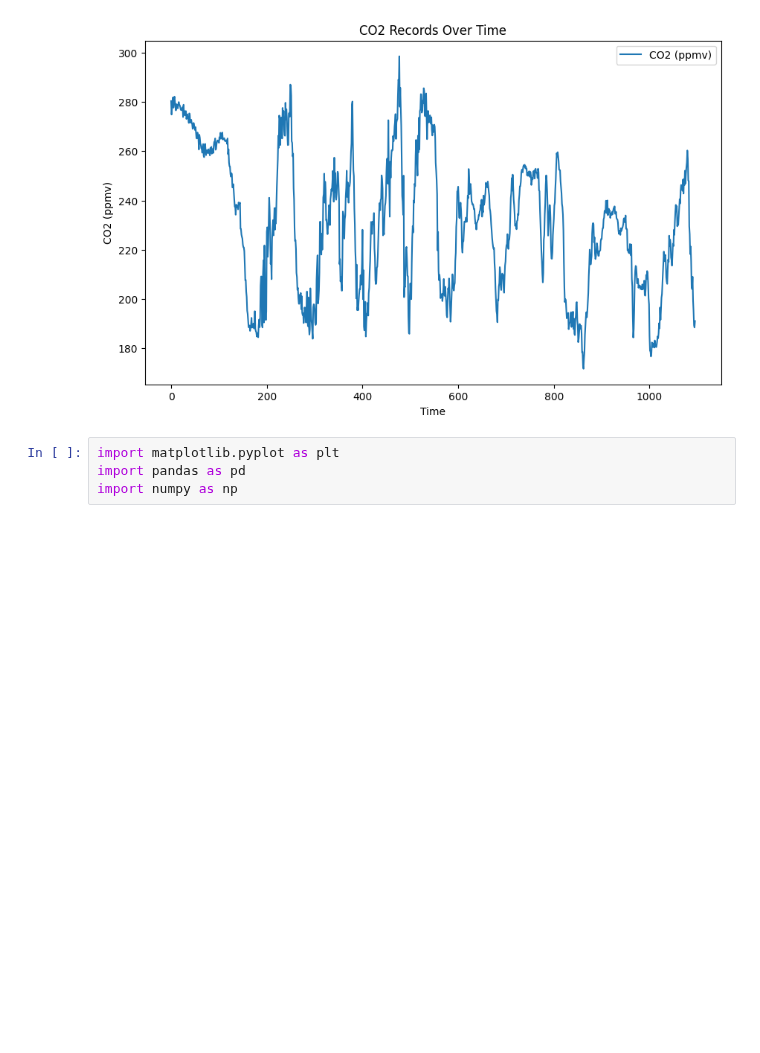
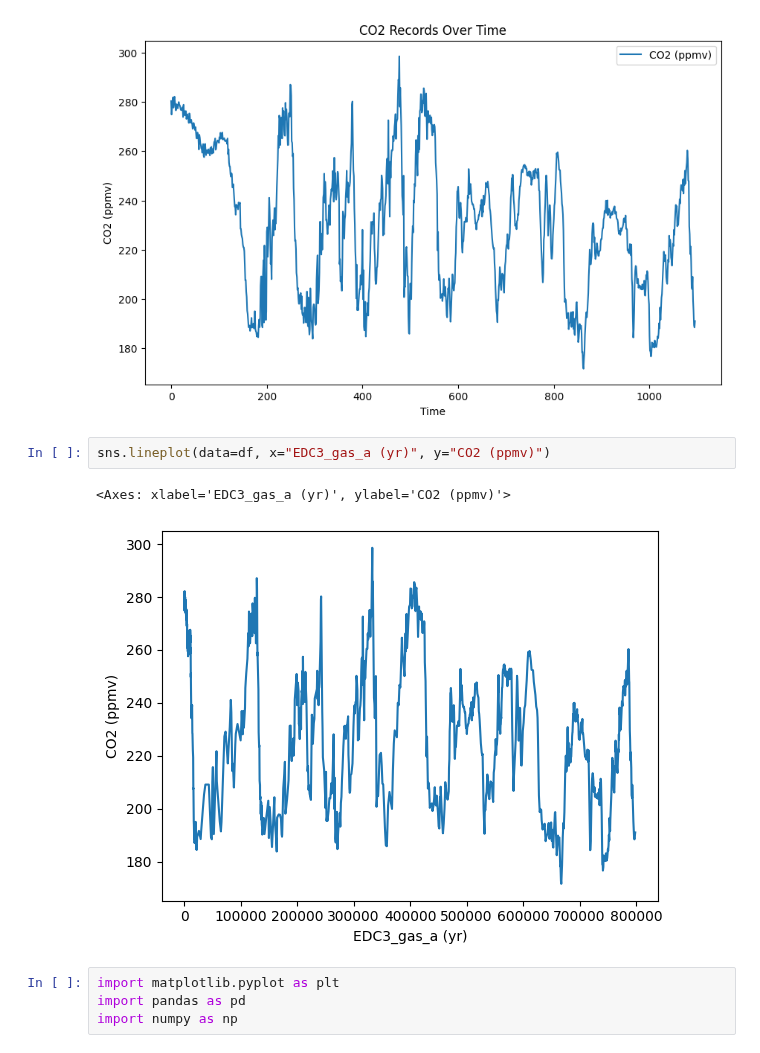
Before and after one commit to Tanjasta/PFDA_Assignment2, a Jupyter notebook: PFDA_Assignment2.ipynb, the cells around one changed output. Drawn from its saved outputs; the diff is of its cells as text; blank space fills up the shorter version.

```diff
--- a/PFDA_Assignment2.ipynb
+++ b/PFDA_Assignment2.ipynb
@@ -310,6 +320,11 @@ plt.legend()  # Add a legend
 plt.show()  # Display the plot
 # %% [output]
 [figure]
+# %%
+sns.lineplot(data=df, x="EDC3_gas_a (yr)", y="CO2 (ppmv)")
+# %% [output]
+<Axes: xlabel='EDC3_gas_a (yr)', ylabel='CO2 (ppmv)'>
+[figure, added]
 # %%
 import matplotlib.pyplot as plt
 import pandas as pd
```
Also changed, not shown: parts of 2 cells of this notebook.
